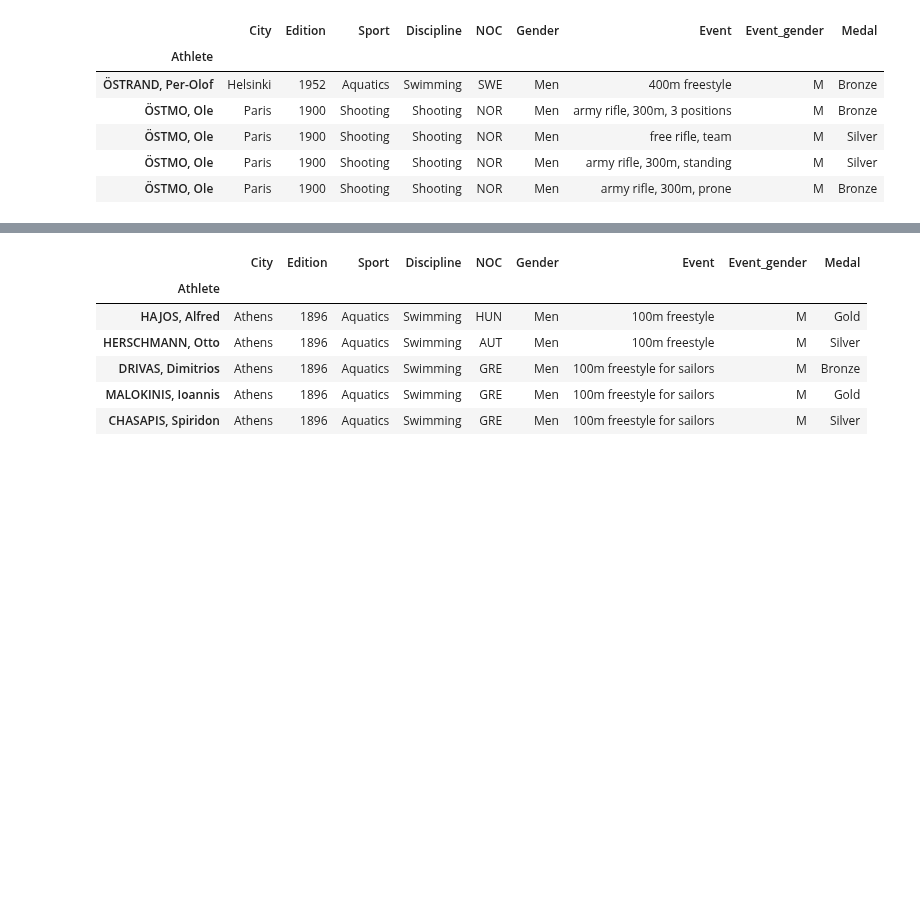
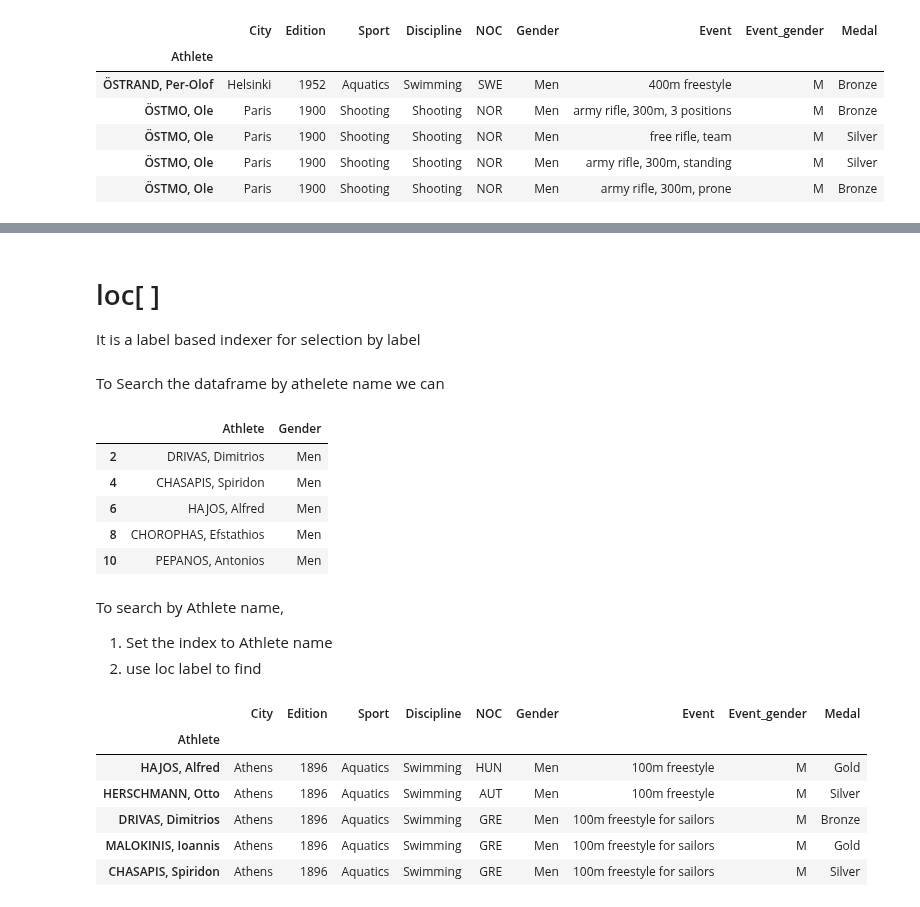
Before and after one commit to dariushazimi/notebooks, a Jupyter notebook: Introduction_To_Pandas.ipynb, the cells around one changed output, grey strips where cells are left out. Cells and saved outputs as stored; diff of their text form; code cells hidden in the pictures; blank space fills up the shorter version.

```diff
--- a/Introduction_To_Pandas.ipynb
+++ b/Introduction_To_Pandas.ipynb
@@ -798,3 +775,23 @@ SyntaxError: invalid syntax (<ipython-input-95-f4d207adbb21>, line 1)
+# %% [markdown]
+# loc[ ]
+It is a label based indexer for selection by label
+# %% [markdown]
+To Search the dataframe by athelete name we can
+# %%
+oo.head()
+# Tip  to slice the dataframe
+oo.loc[2:10:2, ['Athlete', 'Gender']]
+# %% [output]
+|  | Athlete | Gender |
+| 2 | DRIVAS, Dimitrios | Men |
+| 4 | CHASAPIS, Spiridon | Men |
+| 6 | HAJOS, Alfred | Men |
+| 8 | CHOROPHAS, Efstathios | Men |
+| 10 | PEPANOS, Antonios | Men |
+# %% [markdown]
+To search by Athlete name,
+1. Set the index to Athlete name
+2. use loc label to find
 # %%
 oo.set_index('Athlete', inplace=True)
 oo.head()
```
Also changed, not shown: parts of 19 cells of this notebook.
